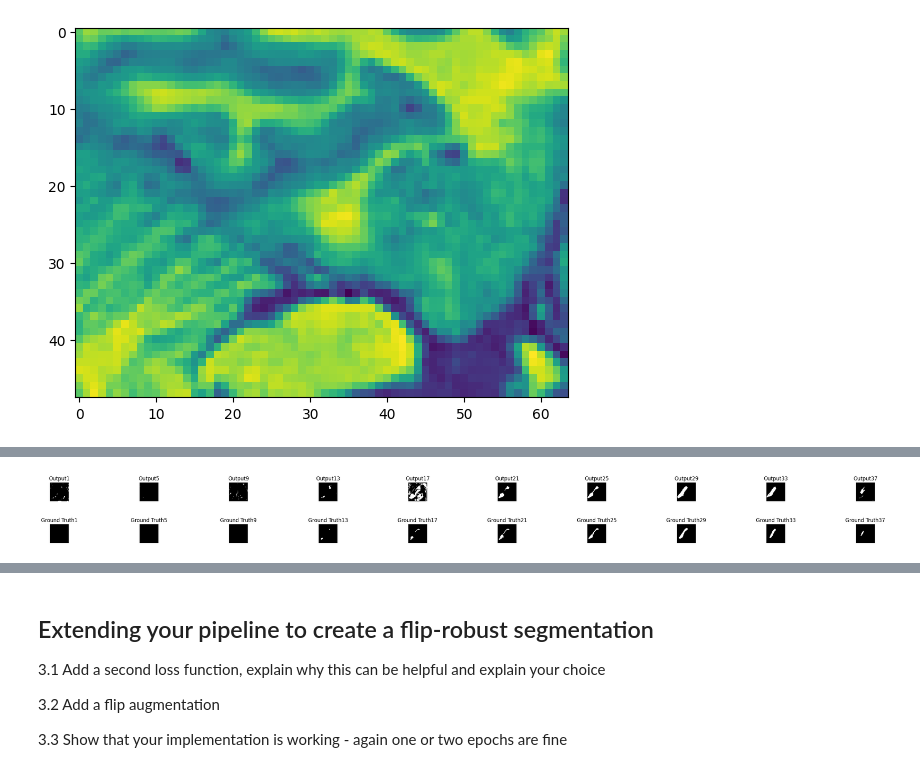
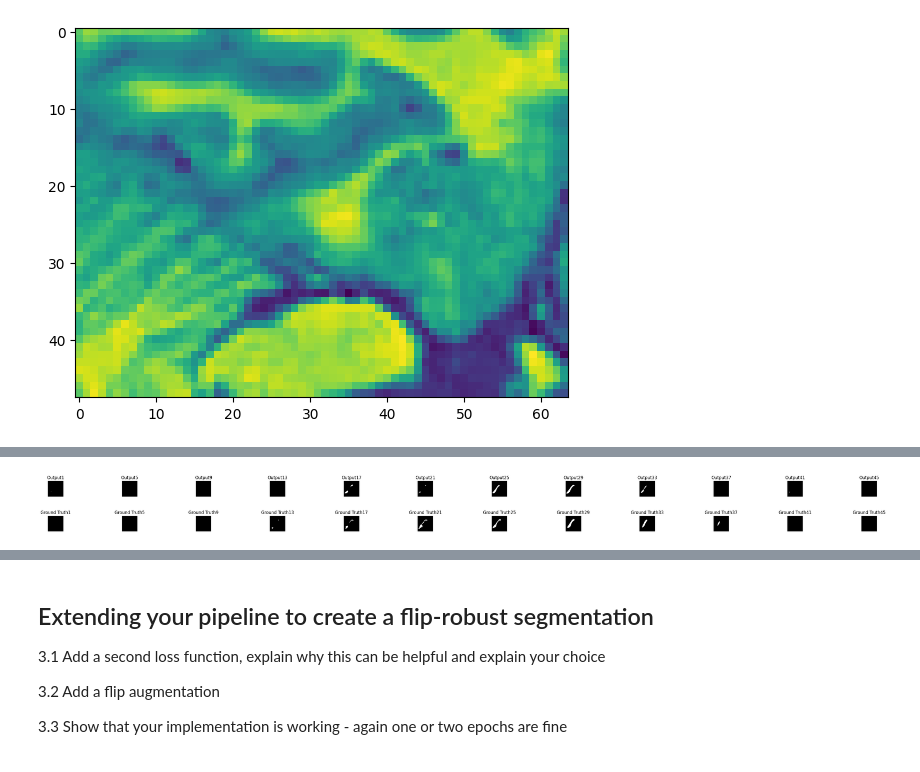
Before and after one commit to Anika-Roy/Hippocampus-Segmentation, a Jupyter notebook: task.ipynb, the cells around one changed output, grey strips where cells are left out. Saved outputs shown, nothing was run; the diff lists cells and outputs as text; code cells hidden in the pictures.

```diff
--- a/task.ipynb
+++ b/task.ipynb
@@ -268,6 +268,9 @@ def dice_loss(predicted, target, smooth=1.0):
 
     return dice_loss
 # %%
+# defining the device variable
+device = torch.device('cuda' if torch.cuda.is_available() else 'cpu')
+
 # Create train and test splits
 X_train, X_test, y_train, y_test = train_test_split(dryad_data, dryad_labels, test_size=0.2, random_state=42)
 
@@ -279,11 +282,10 @@ test_loader = DataLoader(test_dataset, batch_size=10)
 
 # Define optimizer and loss function
 optimizer = optim.Adam(model.parameters(), lr=0.0001)
-criterion = nn.CrossEntropyLoss()  # You can use BCE loss as well
+# criterion = nn.CrossEntropyLoss()  # You can use BCE loss as well
 # criterion = dice_loss
-
-# defining the device variable
-device = torch.device('cuda' if torch.cuda.is_available() else 'cpu')
+criterion = nn.BCEWithLogitsLoss()
+# criterion = mIoULoss()
 # %%
 # Training loop
 num_epochs = 20
@@ -332,14 +338,14 @@ def visualize_results(ground_truth_mask, predicted_mask):
     plt.figure(figsize=(45,5))  # Adjust the figure size as needed
 
     # Plot the model output images (all 48 channels)
-    for i in range(1,40,4):
+    for i in range(1,48,4):
         plt.subplot(3, 48, i + 49)  # 3 rows, 48 columns, position 'i + 49'
         plt.imshow(predicted_mask[i], cmap='gray')  # Assuming channels are grayscale, adjust colormap if needed
         plt.title(f'Output{i}')
         plt.axis('off')  # Turn off axis labels and ticks
 
     # Plot the label images (all 48 channels)
-    for i in range(1,40,4):
+    for i in range(1,48,4):
         plt.subplot(3, 48, i + 97)  # 3 rows, 48 columns, position 'i + 97'
         plt.imshow(ground_truth_mask[i], cmap='gray')  # Assuming channels are grayscale, adjust colormap if needed
         plt.title(f'Ground Truth{i}')
@@ -359,35 +365,35 @@ for test_batch in test_loader:
         output = model(inputs)
 
     # Batch dimension
     num_images = inputs.shape[0]
 
     # Initialize batch loss
     batch_loss = 0.0
 
     for i in range(num_images):
         input_img = inputs[i]  # Get a single image from the batch
 
         # Calculate the Dice loss
         predicted_mask = (output[i] > 0.5).float().squeeze().cpu().numpy()
         predicted_mask_tensor = torch.tensor(predicted_mask, dtype=torch.float32)
 
         dice_loss_test = dice_loss(predicted_mask_tensor, test_batch['mask'][i])
         batch_loss += dice_loss_test
 
         # Visualise for one image in each batch
         if i == 0:
             visualize_results(test_batch['mask'][i], predicted_mask_tensor)
 
     # Average Dice loss for this batch
-    average_loss = batch_loss / num_batches
+    average_loss = batch_loss / num_images
 
     # Accumulate the batch loss to the total loss
     total_loss += average_loss
 
 # Calculate the average Dice loss across all batches
 average_loss_across_batches = total_loss / len(test_loader)
 # %% [output]
-[figure, old version]
+[figure, new version]
 # %%
 print(f'Average Dice Loss on Test Set: {average_loss_across_batches}')
 # %% [output]
```
Also changed, not shown: parts of 5 cells of this notebook.
